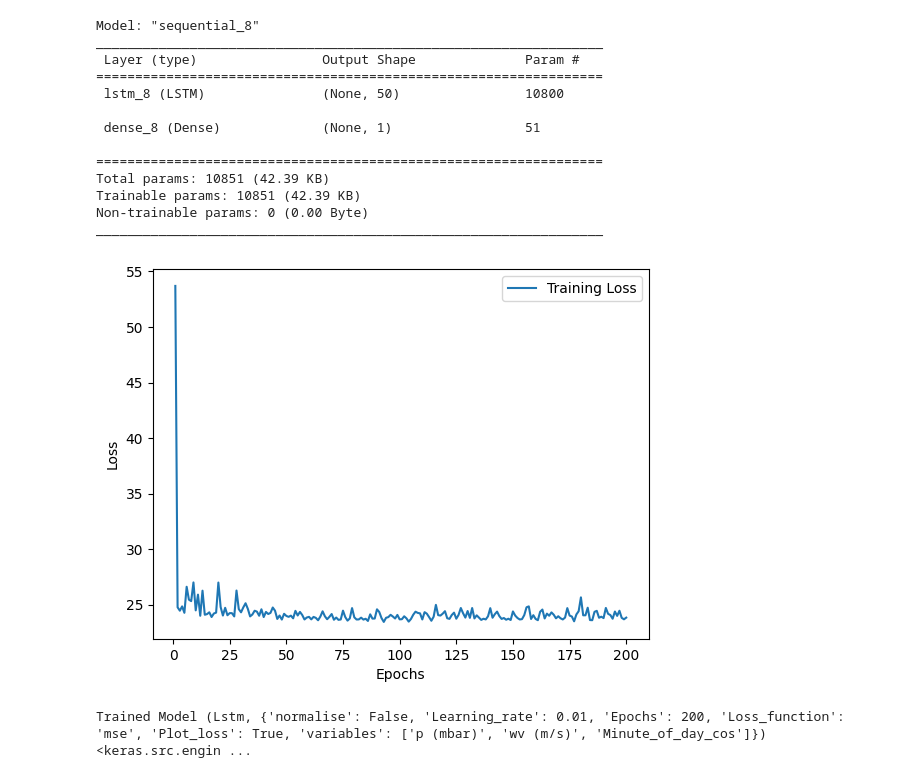
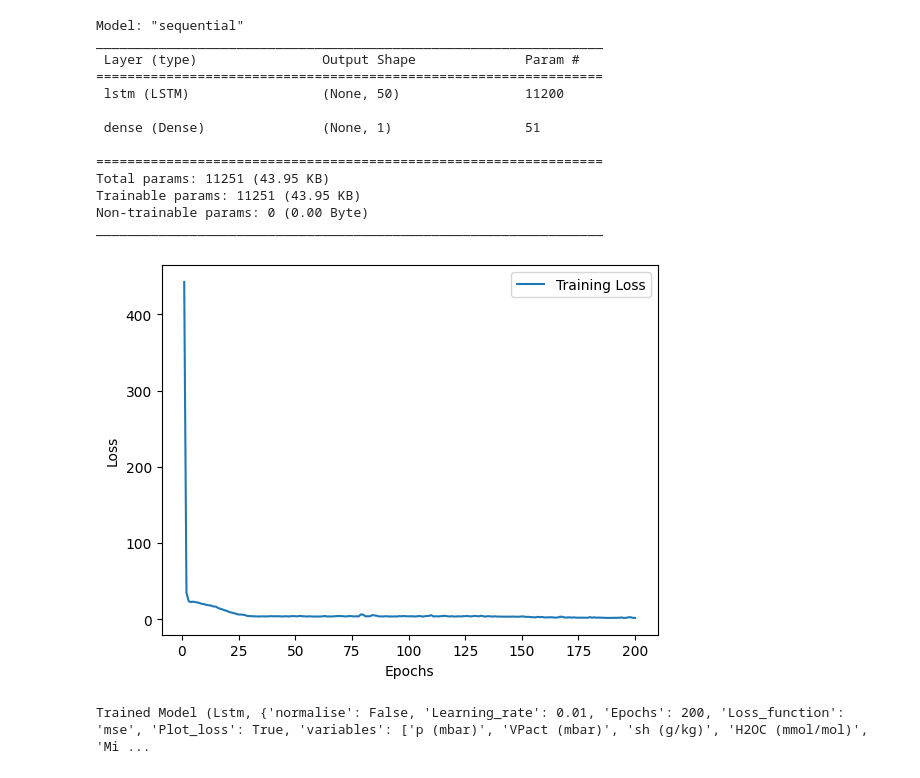
Before and after one commit to duff9/Time-Series-Forecasting-System, a Jupyter notebook: example_climate.ipynb, the cells around one changed output. Cells and saved outputs as stored; diff of their text form; code cells hidden in the pictures.

```diff
--- a/example_climate.ipynb
+++ b/example_climate.ipynb
@@ -27,31 +46,31 @@ da.plot_autocorrelation(observation_data['Observation'][1:14400], 1440)
 # %%
 configuration = {
     # LSTM options
     'normalise': False,
     'Learning_rate': 0.01,
     'Epochs': 200,
     'Loss_function': 'mse',
     'Plot_loss': True,
-    'variables': ['p (mbar)', 'wv (m/s)', 'Minute_of_day_cos']
+    'variables': ['p (mbar)', 'VPact (mbar)', 'sh (g/kg)', 'H2OC (mmol/mol)', 'Minute_of_day_cos']
 }
 
 model = m.create_model('Lstm', configuration)
 m.train_model(model, observation_data, '2009-01-01', '2009-01-07')
 print(model)
 # %% [output]
-Model: "sequential_8"
+Model: "sequential"
 _________________________________________________________________
  Layer (type)                Output Shape              Param #
 =================================================================
- lstm_8 (LSTM)               (None, 50)                10800
+ lstm (LSTM)                 (None, 50)                11200
 
- dense_8 (Dense)             (None, 1)                 51
+ dense (Dense)               (None, 1)                 51
 
 =================================================================
-Total params: 10851 (42.39 KB)
-Trainable params: 10851 (42.39 KB)
+Total params: 11251 (43.95 KB)
+Trainable params: 11251 (43.95 KB)
 Non-trainable params: 0 (0.00 Byte)
 _________________________________________________________________
-[figure, old version]
+[figure, new version]
-Trained Model (Lstm, {'normalise': False, 'Learning_rate': 0.01, 'Epochs': 200, 'Loss_function': 'mse', 'Plot_loss': True, 'variables': ['p (mbar)', 'wv (m/s)', 'Minute_of_day_cos']}) <keras.src.engin ...
+Trained Model (Lstm, {'normalise': False, 'Learning_rate': 0.01, 'Epochs': 200, 'Loss_function': 'mse', 'Plot_loss': True, 'variables': ['p (mbar)', 'VPact (mbar)', 'sh (g/kg)', 'H2OC (mmol/mol)', 'Mi ...
 # %%
```
Also changed, not shown: parts of 3 cells of this notebook.
